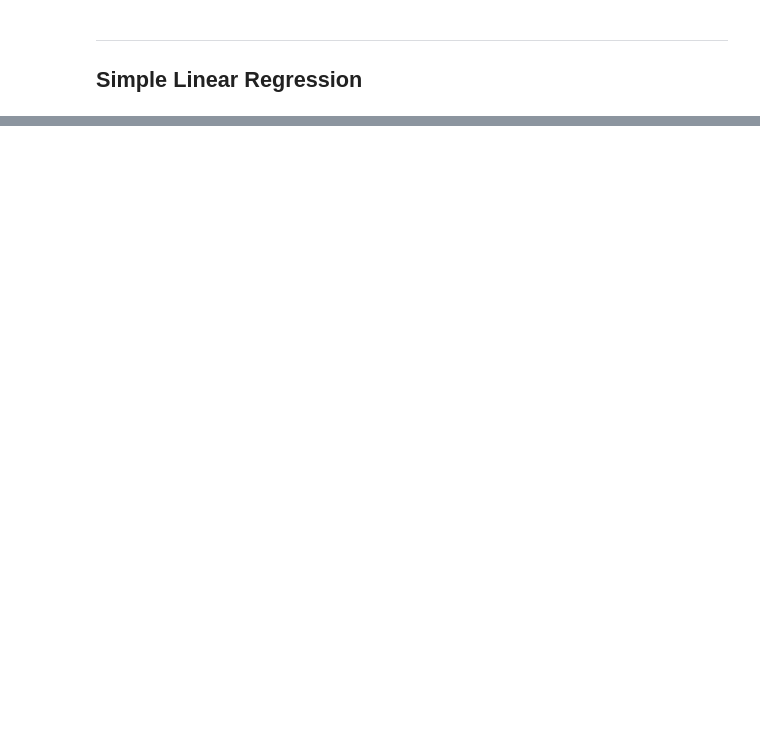
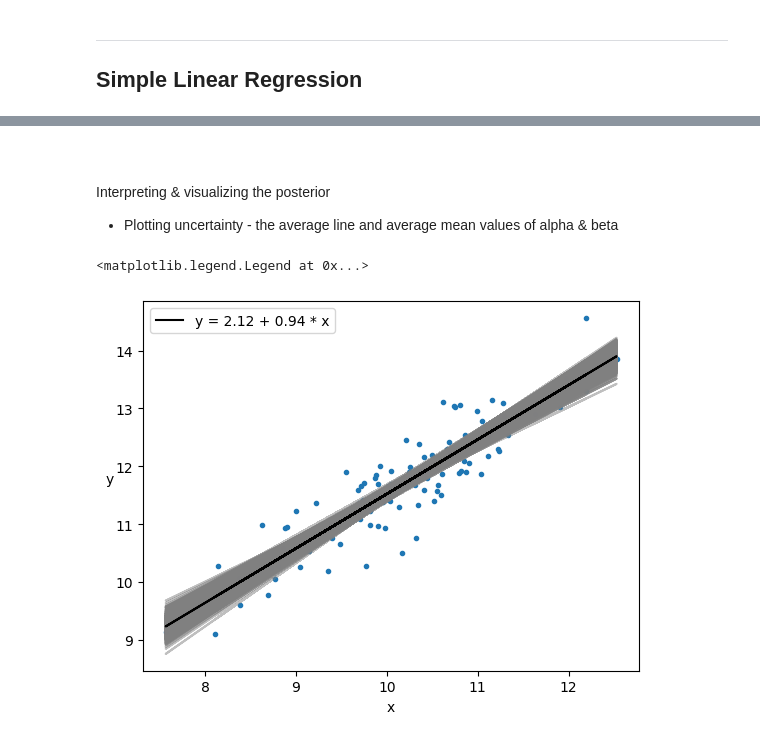
Before and after one commit to jwalluww/Bayesian_Inference, a Jupyter notebook: Bayesian_Analysis_Python/Chapter_3.ipynb, the cells around one changed output, grey strips where cells are left out. Saved outputs shown, nothing was run; the diff lists cells and outputs as text; code cells hidden in the pictures; blank space fills up the shorter version.

```diff
--- a/Bayesian_Analysis_Python/Chapter_3.ipynb
+++ b/Bayesian_Analysis_Python/Chapter_3.ipynb
@@ -67,0 +113,24 @@ array([[<AxesSubplot:title={'center':'α'}>,
+# %% [markdown]
+<br>
+# %% [markdown]
+Interpreting & visualizing the posterior
+- Plotting uncertainty - the average line and average mean values of alpha & beta
+# %%
+plt.plot(x, y, 'C0.')
+
+alpha_m = trace_g['α'].mean()
+beta_m = trace_g['β'].mean()
+
+draws = range(0, len(trace_g['α']), 10)
+plt.plot(x, trace_g['α'][draws] + trace_g['β'][draws]
+         * x[:, np.newaxis], c='gray', alpha=0.5)
+
+plt.plot(x, alpha_m + beta_m * x, c='k',
+         label=f'y = {alpha_m:.2f} + {beta_m:.2f} * x')
+
+plt.xlabel('x')
+plt.ylabel('y', rotation=0)
+plt.legend()
+# %% [output]
+<matplotlib.legend.Legend at 0x...>
+[figure, added]
```
Also changed, not shown: parts of 41 cells of this notebook, 4 other files.
